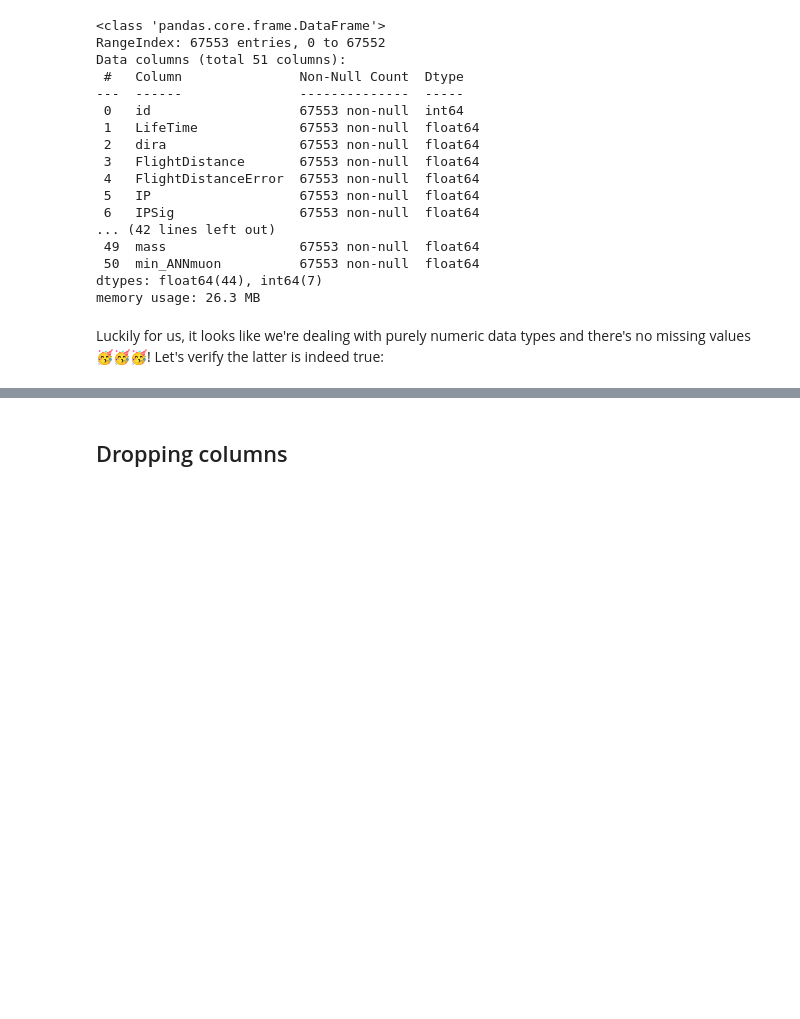
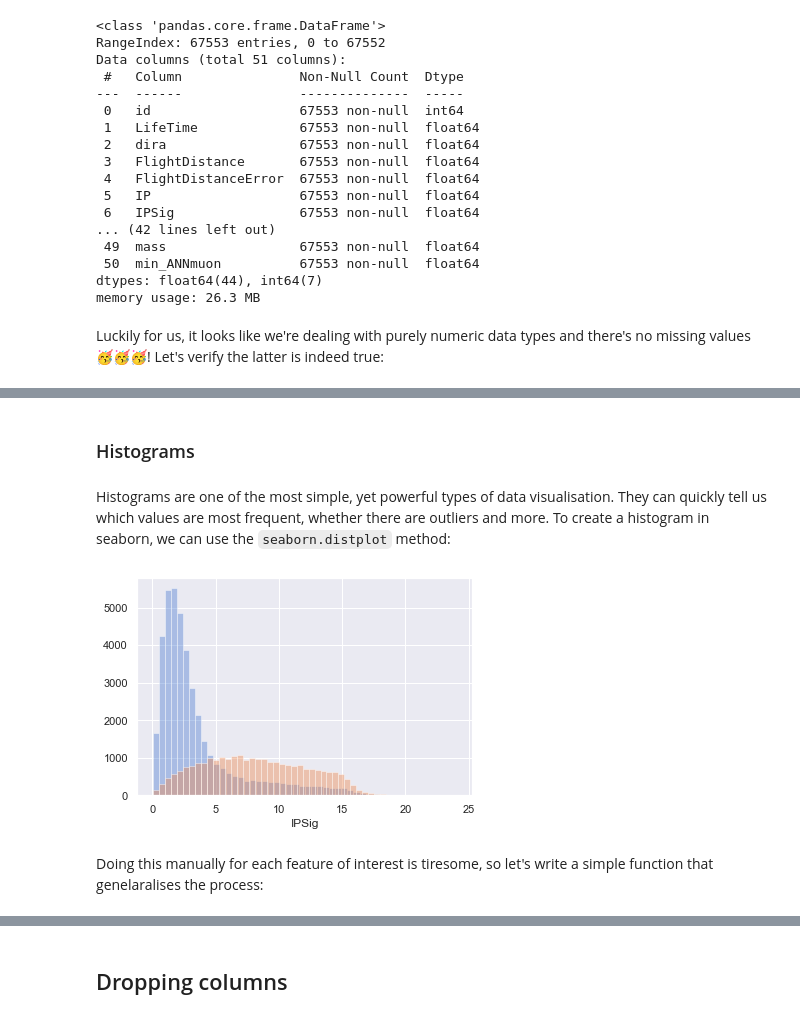
Before and after one commit to lewtun/hepml, a Jupyter notebook: notebooks/lesson01_intro-to-random-forests.ipynb, the cells around one changed output, grey strips where cells are left out. Cells and saved outputs as stored; diff of their text form; code cells hidden in the pictures; blank space fills up the shorter version.

```diff
--- a/notebooks/lesson01_intro-to-random-forests.ipynb
+++ b/notebooks/lesson01_intro-to-random-forests.ipynb
@@ -197,0 +214,12 @@ assert test.isnull().sum().sum() == 0
+# %% [markdown]
+### Histograms
+# %% [markdown]
+Histograms are one of the most simple, yet powerful types of data visualisation. They can quickly tell us which values are most frequent, whether there are outliers and more. To create a histogram in seaborn, we can use the `seaborn.distplot` method:
+# %%
+sns.distplot(train.query("signal == 1")["IPSig"], kde=False)
+sns.distplot(train.query("signal == 0")["IPSig"], kde=False)
+plt.show()
+# %% [output]
+[figure, added]
+# %% [markdown]
+Doing this manually for each feature of interest is tiresome, so let's write a simple function that genelaralises the process:
```
Also changed, not shown: parts of 57 cells of this notebook, 9 other files.
